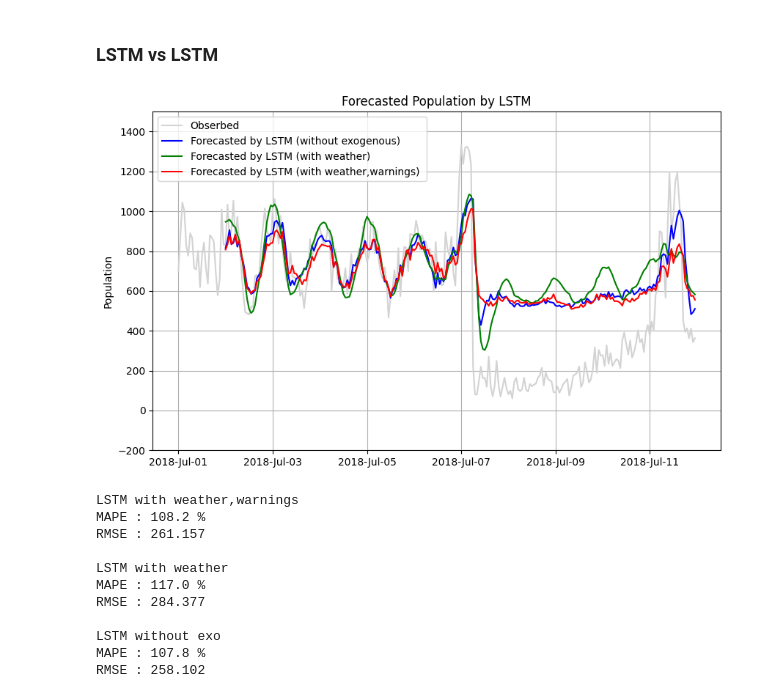
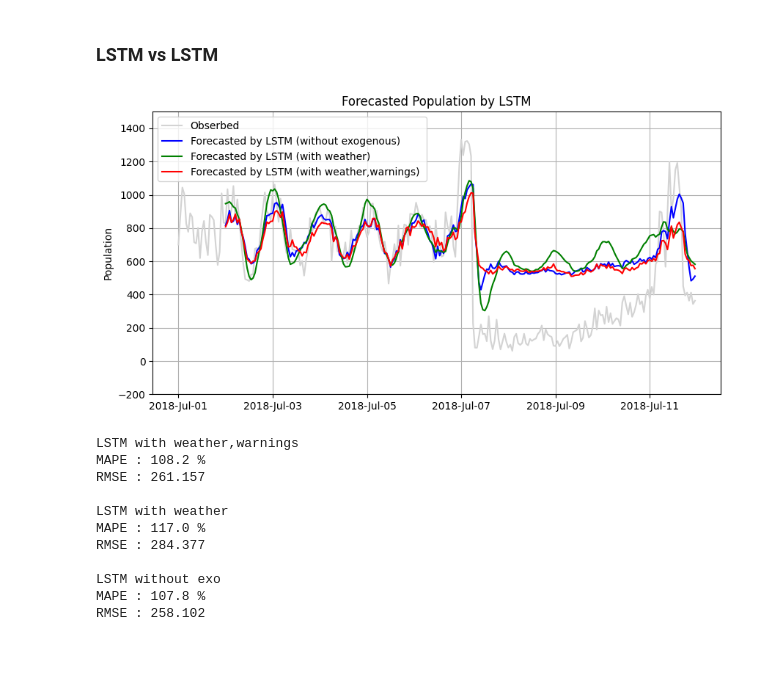
Before and after one commit to ShinISHII/Forecasting_population, a Jupyter notebook: summarize.ipynb, the cells around one changed output. Saved outputs shown, nothing was run; the diff lists cells and outputs as text; code cells hidden in the pictures; blank space fills up the shorter version.

```diff
--- a/summarize.ipynb
+++ b/summarize.ipynb
@@ -133,30 +133,32 @@ df_pop_LSTM_withexo_predicted=pd.DataFrame({'pop':loaded_pop_predicted_test_plot
 # %%
 import matplotlib.pyplot as plt
 
 # FigureとAxesを作成
-fig, ax = plt.subplots(figsize=(10, 6))  # Figureサイズの設定 (幅, 高さ)
+fig, ax = plt.subplots(figsize=(10, 5))  # Figureサイズの設定 (幅, 高さ)
 
 # データのプロット
 ax.plot(df_test, label='Obserbed',color='lightgray')
 ax.plot(df_pop_LSTM_withexo_predicted, label='Forecasted by LSTM (without exogenous)',color='blue')
 ax.plot(df_false_LSTM_withexo_predicted, label='Forecasted by LSTM (with weather)',color='green')
 ax.plot(df_true_LSTM_withexo_predicted, label='Forecasted by LSTM (with weather,warnings) ',color='red')
 
 
 import matplotlib.dates as mdates
 formatter = mdates.DateFormatter('%Y-%b-%d')  # 年-月形式で表示
 ax.xaxis.set_major_formatter(formatter)
+# x軸のラベルを90度回転
+# plt.xticks(rotation=90)
 
 ax.set_ylim(-200, 1500)
 ax.legend()
 ax.grid()
 ax.set_title('Forecasted Population by LSTM')
 ax.set_ylabel('Population')
 
 # グラフを表示
 plt.show()
 # %% [output]
-[figure, old version]
+[figure, new version]
 # %%
 print('LSTM with weather,warnings')
 Mape(df_true_LSTM_withexo_predicted['pop'],df_test.iloc[-len(df_true_LSTM_withexo_predicted['pop']):,0])
```
Also changed, not shown: parts of 2 cells of this notebook, 2 other files.
